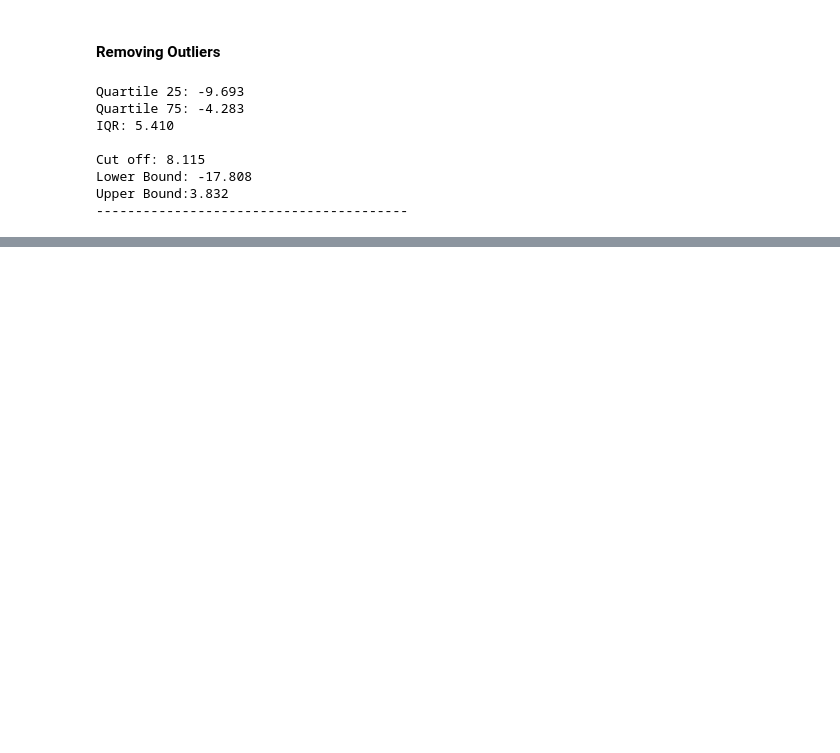
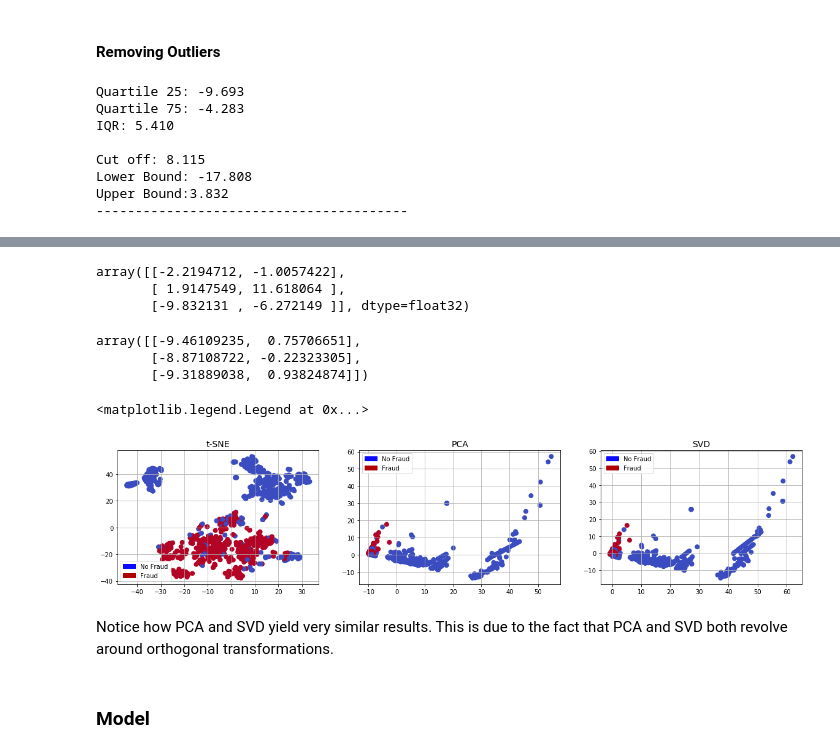
Before and after one commit to HYPERTONE/Analytics, a Jupyter notebook: Credit Card/Credit Card Fraud.ipynb, the cells around one changed output, grey strips where cells are left out. Drawn from its saved outputs; the diff is of its cells as text; code cells hidden in the pictures; blank space fills up the shorter version.

```diff
--- a/Credit Card/Credit Card Fraud.ipynb
+++ b/Credit Card/Credit Card Fraud.ipynb
@@ -320,0 +327,18 @@ Upper Bound:3.832
+# %%
+X = new_df.drop('Class', axis=1)
+y = new_df['Class']
+
+# t-SNE
+from sklearn.manifold import TSNE
+
+X_reduced_tsne = TSNE(n_components=2, random_state=42).fit_transform(X.values)
+
+# PCA
+from sklearn.decomposition import PCA
+
+X_reduced_pca = PCA(n_components=2, random_state=42).fit_transform(X.values)
+
+# Truncated SVD
+from sklearn.decomposition import TruncatedSVD
+
+X_reduced_svd = TruncatedSVD(n_components=2, algorithm='randomized', random_state=42).fit_transform(X.values)
@@ -320,0 +349,44 @@ Upper Bound:3.832
+# %%
+X_reduced_tsne[:3]
+# %% [output]
+array([[-2.2194712, -1.0057422],
+       [ 1.9147549, 11.618064 ],
+       [-9.832131 , -6.272149 ]], dtype=float32)
+# %%
+X_reduced_pca[:3]
+# %% [output]
+array([[-9.46109235,  0.75706651],
+       [-8.87108722, -0.22323305],
+       [-9.31889038,  0.93824874]])
+# %%
+import matplotlib.patches as mpatches
+
+blue_patch = mpatches.Patch(color='#0A0AFF', label='No Fraud')
+red_patch = mpatches.Patch(color='#AF0000', label='Fraud')
+
+fig, ax = plt.subplots(nrows=1, ncols=3, figsize=(20, 4))
+
+# t-SNE
+ax[0].scatter(X_reduced_tsne[:, 0], X_reduced_tsne[:, 1], c=(y==0), cmap='coolwarm', label='No Fraud', linewidths=2)
+ax[0].set_title('t-SNE', fontsize=14)
+ax[0].grid(True)
+ax[0].legend(handles=[blue_patch, red_patch])
+
+# PCA
+ax[1].scatter(X_reduced_pca[:, 0], X_reduced_pca[:, 1], c=(y==0), cmap='coolwarm', label='No Fraud', linewidths=2)
+ax[1].set_title('PCA', fontsize=14)
+ax[1].grid(True)
+ax[1].legend(handles=[blue_patch, red_patch])
+
+# SVD
+ax[2].scatter(X_reduced_svd[:, 0], X_reduced_svd[:, 1], c=(y==0), cmap='coolwarm', label='No Fraud', linewidths=2)
+ax[2].set_title('SVD', fontsize=14)
+ax[2].grid(True)
+ax[2].legend(handles=[blue_patch, red_patch])
+# %% [output]
+<matplotlib.legend.Legend at 0x...>
+[figure, added]
+# %% [markdown]
+Notice how PCA and SVD yield very similar results. This is due to the fact that PCA and SVD both revolve around orthogonal transformations.
+# %% [markdown]
+### Model
```
Also changed, not shown: parts of 13 cells of this notebook.
